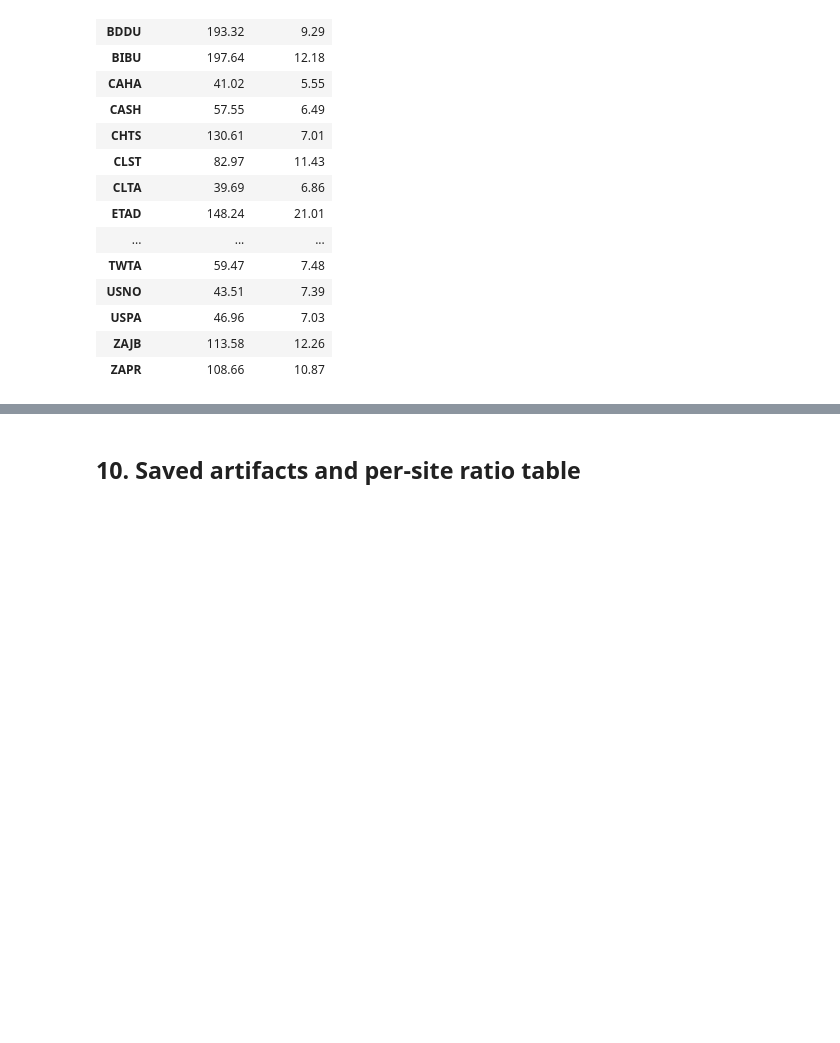
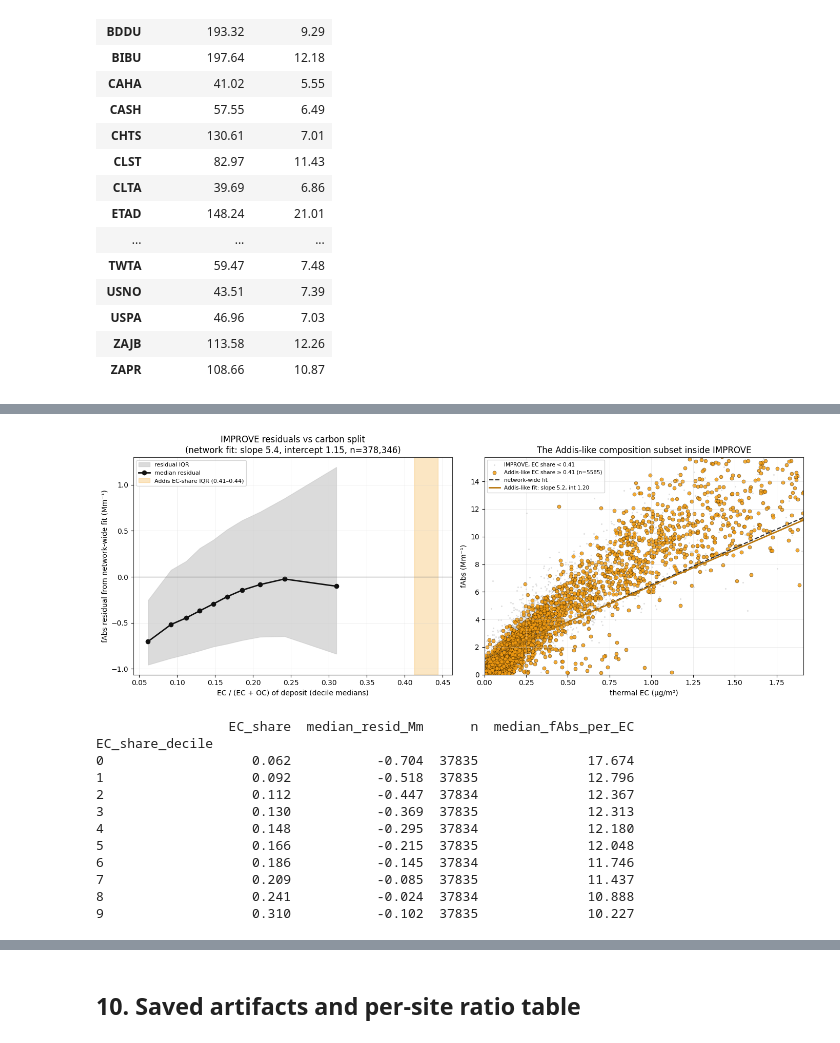
Before and after one commit to ahzs645/aethmodular, a Jupyter notebook: research/spartan/follow_up_mass_and_ratio_plots.ipynb, the cells around one changed output, grey strips where cells are left out. Drawn from its saved outputs; the diff is of its cells as text; code cells hidden in the pictures; blank space fills up the shorter version.

```diff
--- a/research/spartan/follow_up_mass_and_ratio_plots.ipynb
+++ b/research/spartan/follow_up_mass_and_ratio_plots.ipynb
@@ -1140,0 +1200,73 @@ sp_site.round(2)
+# %%
+iv2 = imp[(imp["ECf_Val"] > 0) & (imp["fAbs_Val"] > 0)
+          & imp["EC_carbon_frac"].notna() & (imp["MF_Val"] > 0)].copy()
+st = calculate_regression_stats(iv2["ECf_Val"], iv2["fAbs_Val"])
+iv2["resid"] = iv2["fAbs_Val"] - (st["slope"] * iv2["ECf_Val"] + st["intercept"])
+iv2["resid_per_EC"] = iv2["resid"] / iv2["ECf_Val"]
+
+# Addis composition box (from the matched SPARTAN set): EC share and per-volume-normalized loading
+etad = fe_all[fe_all["Site"].eq("ETAD")]
+ec_share_lo, ec_share_hi = etad["EC_carbon_frac"].quantile([0.25, 0.75])
+iv2["EC_share_decile"] = pd.qcut(iv2["EC_carbon_frac"], 10, labels=False, duplicates="drop")
+
+fig, axes = plt.subplots(1, 2, figsize=(14, 5.4))
+ax = axes[0]
+g = iv2.groupby("EC_share_decile")
+centers = g["EC_carbon_frac"].median()
+med = g["resid"].median()
+lo, hi = g["resid"].quantile(0.25), g["resid"].quantile(0.75)
+ax.fill_between(centers, lo, hi, color="0.8", alpha=0.7, label="residual IQR")
+ax.plot(centers, med, "o-", color="#111111", lw=2, label="median residual")
+ax.axhline(0, color="0.5", lw=0.9)
+ax.axvspan(ec_share_lo, ec_share_hi, color=SITE_COLORS["ETAD"], alpha=0.25,
+           label=f"Addis EC-share IQR ({ec_share_lo:.2f}–{ec_share_hi:.2f})")
+ax.set_xlabel("EC / (EC + OC) of deposit (decile medians)")
+ax.set_ylabel("fAbs residual from network-wide fit (Mm⁻¹)")
+ax.set_title(f"IMPROVE residuals vs carbon split\n(network fit: slope {st['slope']:.1f}, "
+             f"intercept {st['intercept']:.2f}, n={st['n']:,})")
+ax.legend(fontsize=8)
+
+ax = axes[1]
+addis_like = iv2[iv2["EC_carbon_frac"] >= ec_share_lo].copy()
+rest = iv2[iv2["EC_carbon_frac"] < ec_share_lo]
+draw = rest.sample(min(len(rest), 8000), random_state=0)
+ax.scatter(draw["ECf_Val"], draw["fAbs_Val"], s=5, color="0.7", alpha=0.4, linewidths=0,
+           rasterized=True, label=f"IMPROVE, EC share < {ec_share_lo:.2f}")
+ax.scatter(addis_like["ECf_Val"], addis_like["fAbs_Val"], s=26, color=SITE_COLORS["ETAD"],
+           alpha=0.85, edgecolor="black", linewidth=0.3,
+           label=f"Addis-like EC share ≥ {ec_share_lo:.2f} (n={len(addis_like)})")
+xs = np.linspace(0, iv2["ECf_Val"].quantile(0.995), 50)
+ax.plot(xs, st["slope"] * xs + st["intercept"], color="0.2", ls="--", lw=1.6, label="network-wide fit")
+st_a = calculate_regression_stats(addis_like["ECf_Val"], addis_like["fAbs_Val"])
+if st_a:
+    ax.plot(xs, st_a["slope"] * xs + st_a["intercept"], color="#B9770E", lw=2,
+            label=f"Addis-like fit: slope {st_a['slope']:.1f}, int {st_a['intercept']:.2f}")
+ax.set_xlim(0, iv2["ECf_Val"].quantile(0.995))
+ax.set_ylim(0, iv2["fAbs_Val"].quantile(0.995))
+ax.set_xlabel("thermal EC (µg/m³)")
+ax.set_ylabel("fAbs (Mm⁻¹)")
+ax.set_title("The Addis-like composition subset inside IMPROVE")
+ax.legend(fontsize=7.5)
+fig.tight_layout()
+fig.savefig(FIG_DIR / "fig14_within_improve_composition_drift.png", dpi=200, bbox_inches="tight")
+plt.show()
+
+decile_tab = pd.DataFrame({"EC_share": centers, "median_resid_Mm": med,
+                           "n": g.size(), "median_fAbs_per_EC": g.apply(
+                               lambda x: (x["fAbs_Val"] / x["ECf_Val"]).median())}).round(3)
+decile_tab.to_csv(TAB_DIR / "improve_residual_by_ec_share.csv", index=False)
+print(decile_tab.to_string())
+# %% [output]
+[figure, added]
+                 EC_share  median_resid_Mm      n  median_fAbs_per_EC
+EC_share_decile
+0                   0.062           -0.704  37835              17.674
+1                   0.092           -0.518  37835              12.796
+2                   0.112           -0.447  37834              12.367
+3                   0.130           -0.369  37835              12.313
+4                   0.148           -0.295  37834              12.180
+5                   0.166           -0.215  37835              12.048
+6                   0.186           -0.145  37834              11.746
+7                   0.209           -0.085  37835              11.437
+8                   0.241           -0.024  37834              10.888
+9                   0.310           -0.102  37835              10.227
```
Also changed, not shown: parts of 6 cells of this notebook, 13 other files.
